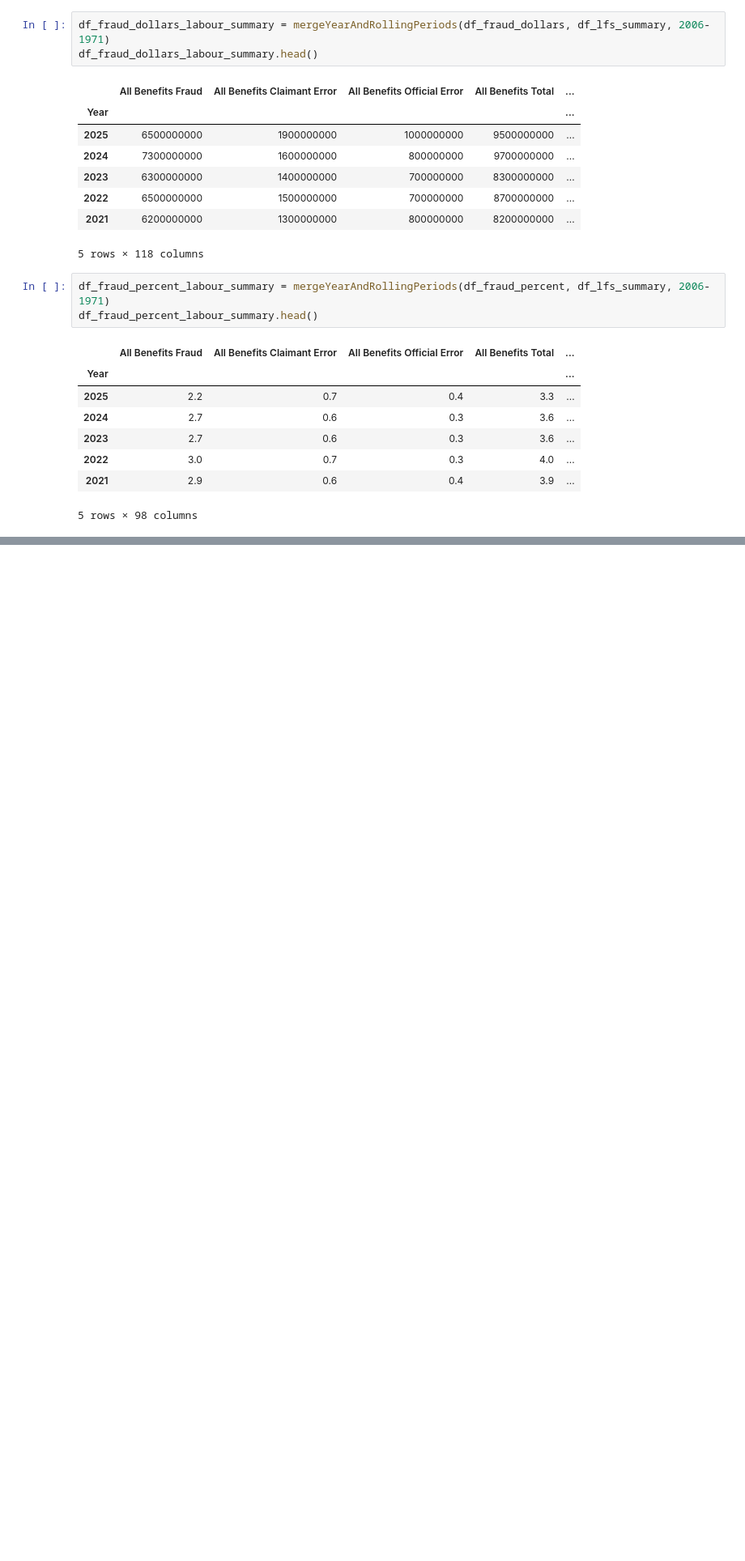
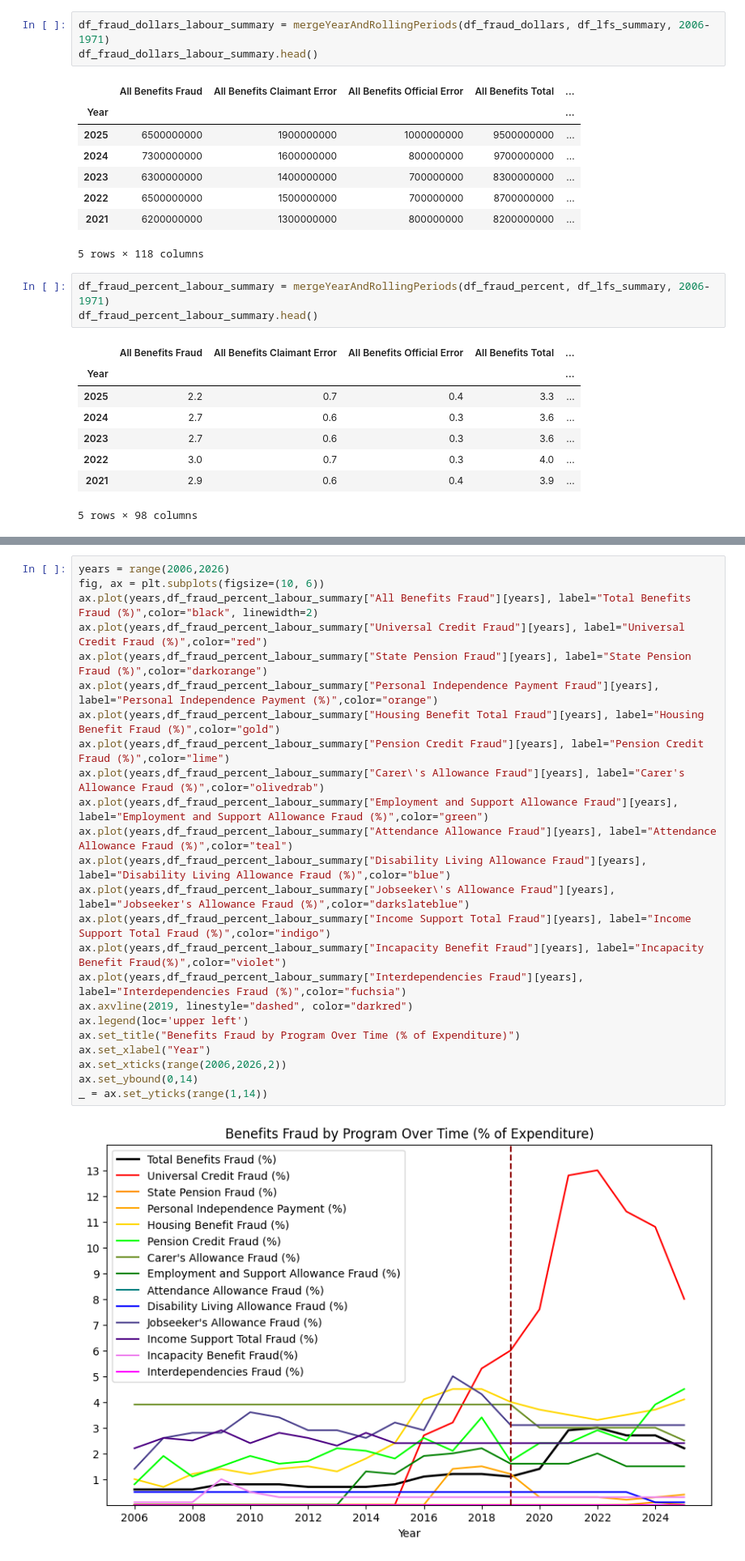
Before and after one commit to DayOfHeat/IS77-Project, a Jupyter notebook: project.ipynb, the cells around one changed output, grey strips where cells are left out. Shown at 81% size. Cells and saved outputs as stored; diff of their text form; blank space fills up the shorter version.

```diff
--- a/project.ipynb
+++ b/project.ipynb
@@ -267 +282,27 @@ df_fraud_percent_labour_summary.head()
+# %%
+years = range(2006,2026)
+fig, ax = plt.subplots(figsize=(10, 6))
+ax.plot(years,df_fraud_percent_labour_summary["All Benefits Fraud"][years], label="Total Benefits Fraud (%)",color="black", linewidth=2)
+ax.plot(years,df_fraud_percent_labour_summary["Universal Credit Fraud"][years], label="Universal Credit Fraud (%)",color="red")
+ax.plot(years,df_fraud_percent_labour_summary["State Pension Fraud"][years], label="State Pension Fraud (%)",color="darkorange")
+ax.plot(years,df_fraud_percent_labour_summary["Personal Independence Payment Fraud"][years], label="Personal Independence Payment (%)",color="orange")
+ax.plot(years,df_fraud_percent_labour_summary["Housing Benefit Total Fraud"][years], label="Housing Benefit Fraud (%)",color="gold")
+ax.plot(years,df_fraud_percent_labour_summary["Pension Credit Fraud"][years], label="Pension Credit Fraud (%)",color="lime")
+ax.plot(years,df_fraud_percent_labour_summary["Carer\'s Allowance Fraud"][years], label="Carer's Allowance Fraud (%)",color="olivedrab")
+ax.plot(years,df_fraud_percent_labour_summary["Employment and Support Allowance Fraud"][years], label="Employment and Support Allowance Fraud (%)",color="green")
+ax.plot(years,df_fraud_percent_labour_summary["Attendance Allowance Fraud"][years], label="Attendance Allowance Fraud (%)",color="teal")
+ax.plot(years,df_fraud_percent_labour_summary["Disability Living Allowance Fraud"][years], label="Disability Living Allowance Fraud (%)",color="blue")
+ax.plot(years,df_fraud_percent_labour_summary["Jobseeker\'s Allowance Fraud"][years], label="Jobseeker's Allowance Fraud (%)",color="darkslateblue")
+ax.plot(years,df_fraud_percent_labour_summary["Income Support Total Fraud"][years], label="Income Support Total Fraud (%)",color="indigo")
+ax.plot(years,df_fraud_percent_labour_summary["Incapacity Benefit Fraud"][years], label="Incapacity Benefit Fraud(%)",color="violet")
+ax.plot(years,df_fraud_percent_labour_summary["Interdependencies Fraud"][years], label="Interdependencies Fraud (%)",color="fuchsia")
+ax.axvline(2019, linestyle="dashed", color="darkred")
+ax.legend(loc='upper left')
+ax.set_title("Benefits Fraud by Program Over Time (% of Expenditure)")
+ax.set_xlabel("Year")
+ax.set_xticks(range(2006,2026,2))
+ax.set_ybound(0,14)
+_ = ax.set_yticks(range(1,14))
+# %% [output]
+[figure, added]
 # %%
```
Also changed, not shown: parts of 5 cells of this notebook, 4 other files.
